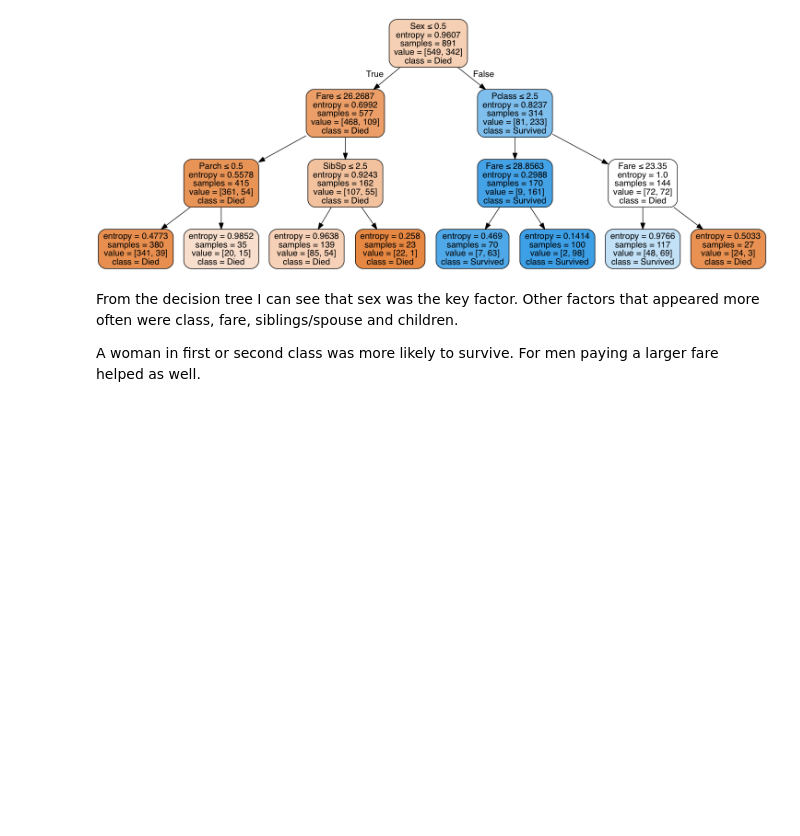
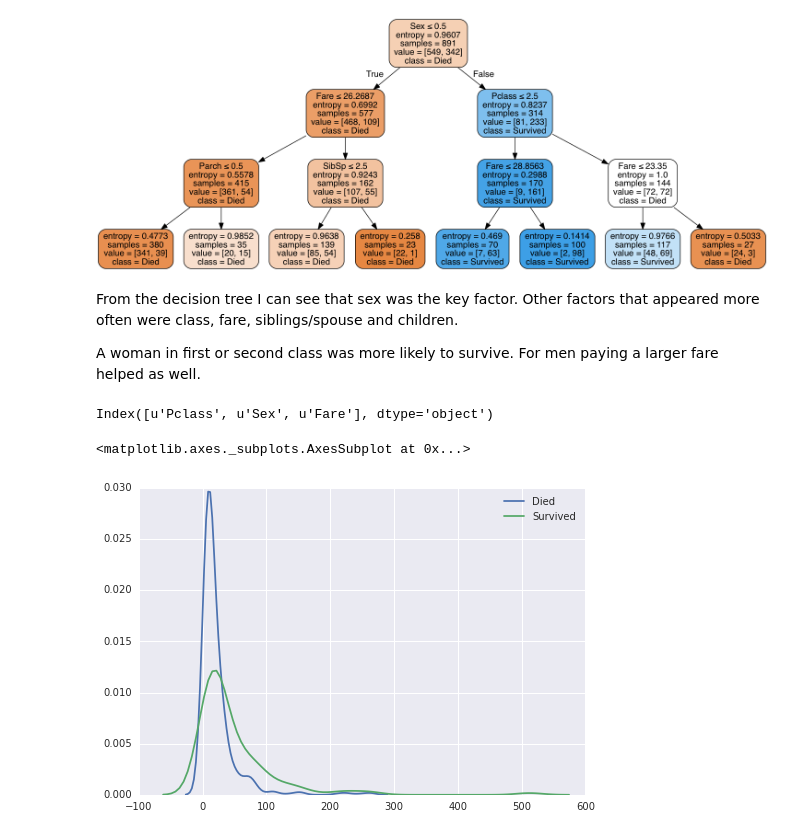
Before and after one commit to sbarton272/udacity-courses, a Jupyter notebook: intro-to-data-analysis/final_project/titanic.ipynb, the cells around one changed output. Saved outputs shown, nothing was run; the diff lists cells and outputs as text; code cells hidden in the pictures; blank space fills up the shorter version.

```diff
--- a/intro-to-data-analysis/final_project/titanic.ipynb
+++ b/intro-to-data-analysis/final_project/titanic.ipynb
@@ -166,3 +166,24 @@ Image(graph[0].create_png())
 From the decision tree I can see that sex was the key factor. Other factors that appeared more often were class, fare, siblings/spouse and children.
 
 A woman in first or second class was more likely to survive. For men paying a larger fare helped as well.
+# %%
+from sklearn.feature_selection import SelectKBest
+from sklearn.feature_selection import chi2
+
+fit = SelectKBest(chi2, k=3).fit(data, labels)
+print data.columns[fit.get_support()]
+# %% [output]
+Index([u'Pclass', u'Sex', u'Fare'], dtype='object')
+# %%
+# Convert sex to numeric
+top_factors_df = titanic_data_df[['Survived', 'Sex', 'Fare']].copy()
+
+sex_map = {'male':0, 'female':1}
+top_factors_df['Sex'] = top_factors_df['Sex'].map(sex_map)
+
+# Plot
+sns.kdeplot(top_factors_df.Fare[top_factors_df.Survived == 0], label='Died')
+sns.kdeplot(top_factors_df.Fare[top_factors_df.Survived == 1], label='Survived')
+# %% [output]
+<matplotlib.axes._subplots.AxesSubplot at 0x...>
+[figure, added]
```
Also changed, not shown: parts of 4 cells of this notebook.
